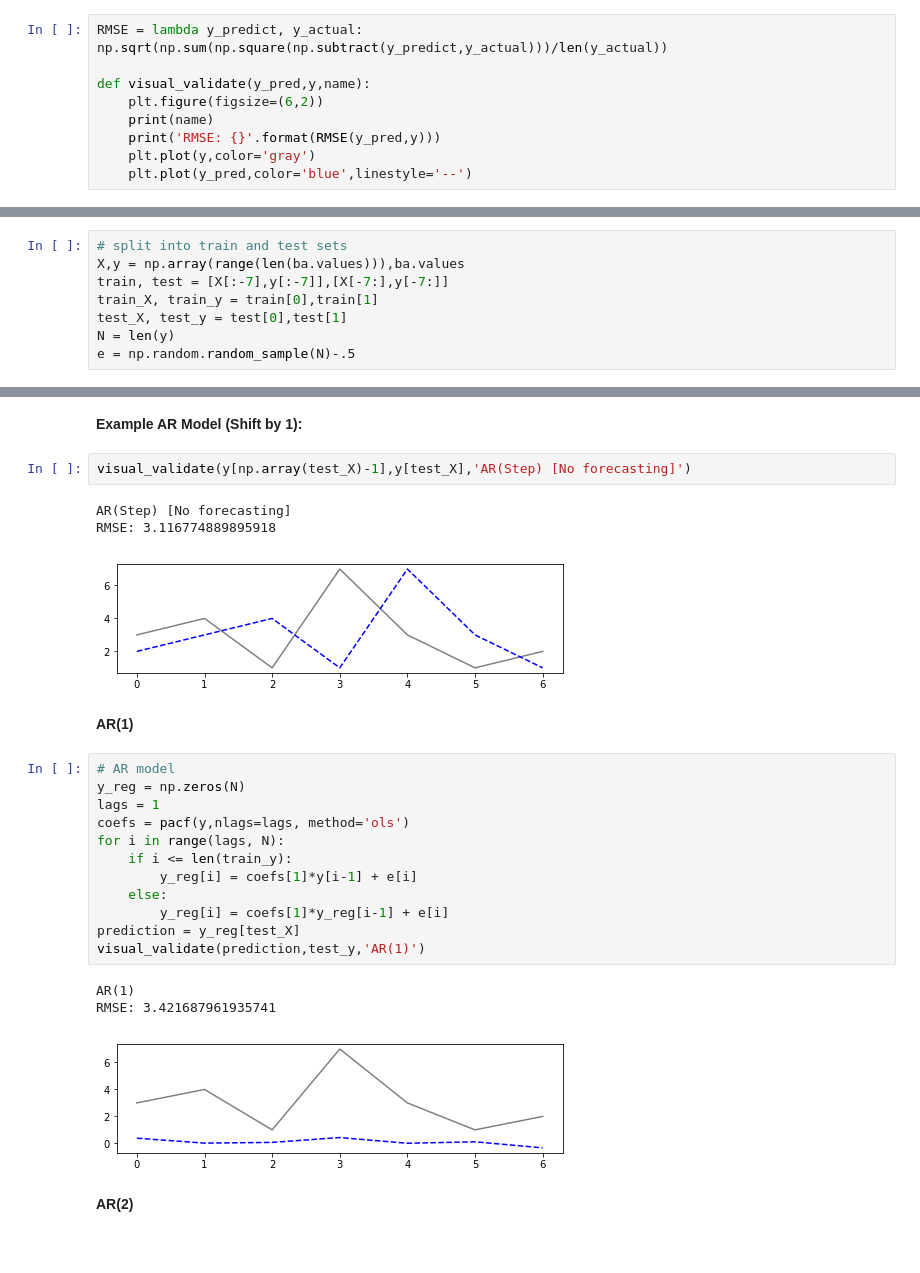
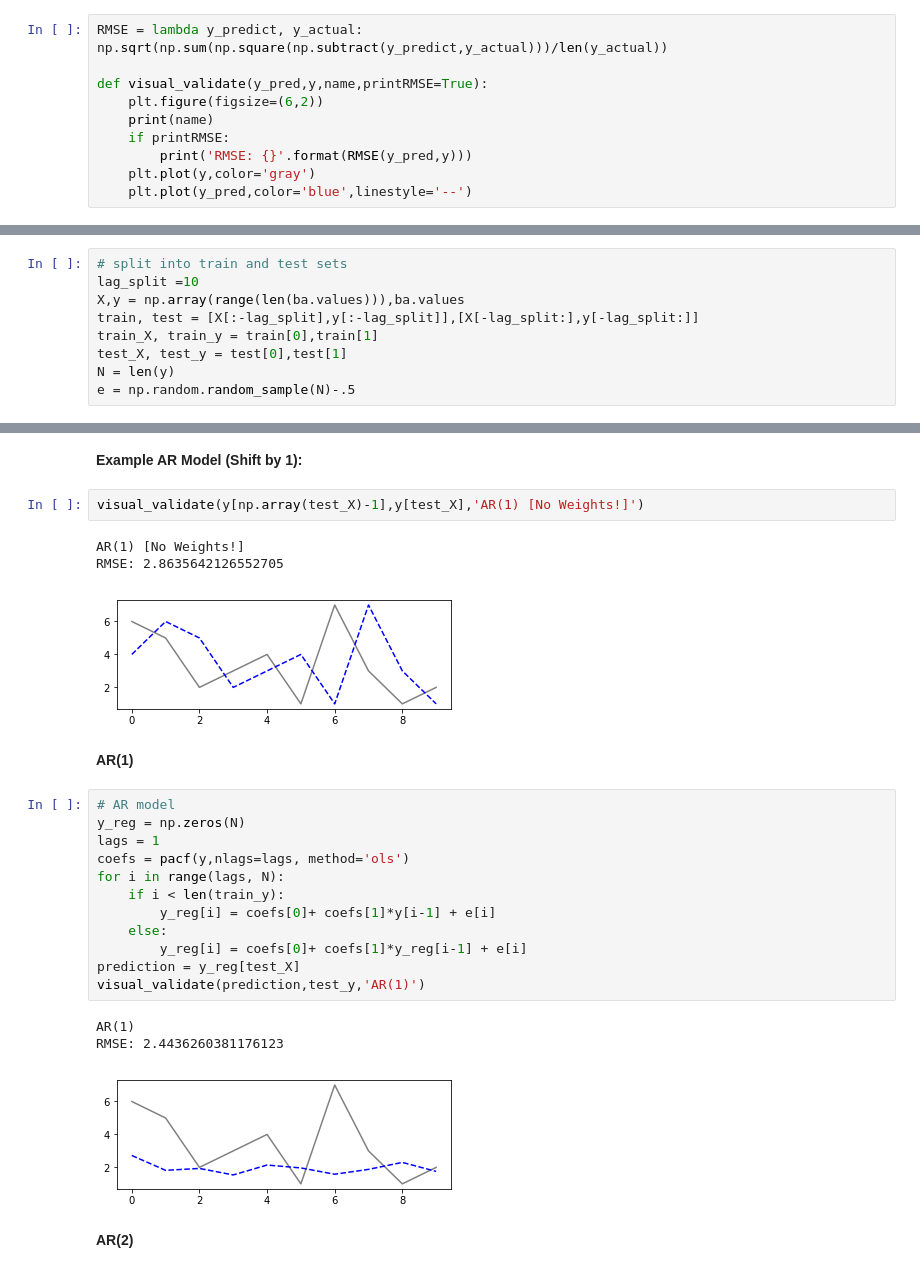
Before and after one commit to kimrharper/thinkful, a Jupyter notebook: capstone/capstone-odot-bikeaccident.ipynb, the cells around one changed output, grey strips where cells are left out. Cells and saved outputs as stored; diff of their text form.

```diff
--- a/capstone/capstone-odot-bikeaccident.ipynb
+++ b/capstone/capstone-odot-bikeaccident.ipynb
@@ -124,18 +137,20 @@ __Functions__
 # %%
 RMSE = lambda y_predict, y_actual: np.sqrt(np.sum(np.square(np.subtract(y_predict,y_actual)))/len(y_actual))
 
-def visual_validate(y_pred,y,name):
+def visual_validate(y_pred,y,name,printRMSE=True):
     plt.figure(figsize=(6,2))
     print(name)
-    print('RMSE: {}'.format(RMSE(y_pred,y)))
+    if printRMSE:
+        print('RMSE: {}'.format(RMSE(y_pred,y)))
     plt.plot(y,color='gray')
     plt.plot(y_pred,color='blue',linestyle='--')
 # %% [markdown]
 __Test/Train__
 # %%
 # split into train and test sets
+lag_split =10
 X,y = np.array(range(len(ba.values))),ba.values
-train, test = [X[:-7],y[:-7]],[X[-7:],y[-7:]]
+train, test = [X[:-lag_split],y[:-lag_split]],[X[-lag_split:],y[-lag_split:]]
 train_X, train_y = train[0],train[1]
 test_X, test_y = test[0],test[1]
 N = len(y)
@@ -279,11 +310,11 @@ $ \begin{equation}  \epsilon_{t}=\rho\epsilon_{t-1}+\omega_{t} \end{equation} $
 # %% [markdown]
 __Example AR Model (Shift by 1):__
 # %%
-visual_validate(y[np.array(test_X)-1],y[test_X],'AR(Step) [No forecasting]')
+visual_validate(y[np.array(test_X)-1],y[test_X],'AR(1) [No Weights!]')
 # %% [output]
-AR(Step) [No forecasting]
-RMSE: 3.116774889895918
+AR(1) [No Weights!]
+RMSE: 2.8635642126552705
-[figure, old version]
+[figure, new version]
 # %% [markdown]
 __AR(1)__
 # %%
@@ -292,16 +323,16 @@ y_reg = np.zeros(N)
 lags = 1
 coefs = pacf(y,nlags=lags, method='ols')
 for i in range(lags, N):
-    if i <= len(train_y):
-        y_reg[i] = coefs[1]*y[i-1] + e[i]
+    if i < len(train_y):
+        y_reg[i] = coefs[0]+ coefs[1]*y[i-1] + e[i]
     else:
-        y_reg[i] = coefs[1]*y_reg[i-1] + e[i]
+        y_reg[i] = coefs[0]+ coefs[1]*y_reg[i-1] + e[i]
 prediction = y_reg[test_X]
 visual_validate(prediction,test_y,'AR(1)')
 # %% [output]
 AR(1)
-RMSE: 3.421687961935741
+RMSE: 2.4436260381176123
-[figure, old version]
+[figure, new version]
 # %% [markdown]
 __AR(2)__
 # %%
```
Also changed, not shown: parts of 28 cells of this notebook.
